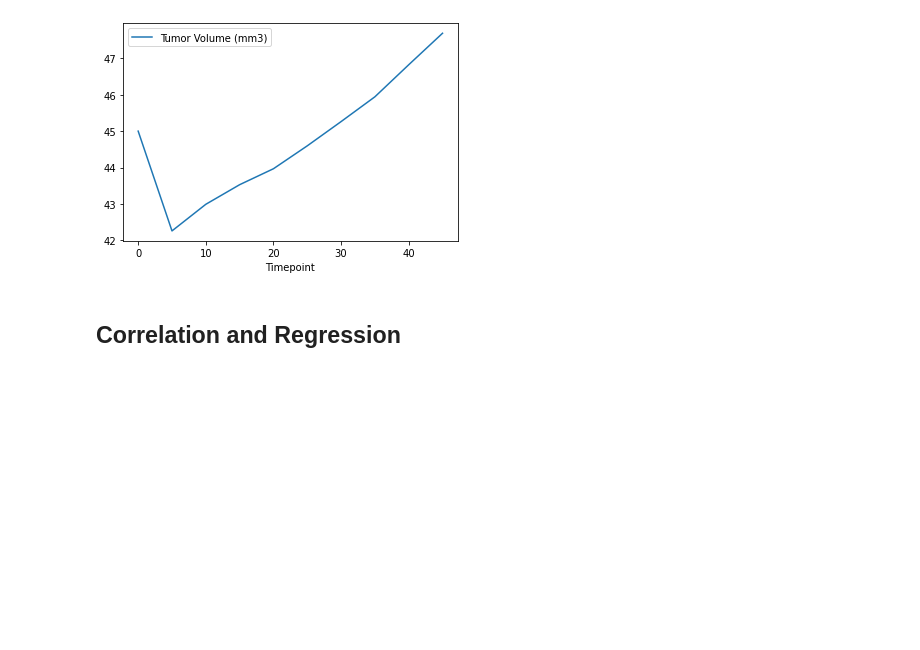
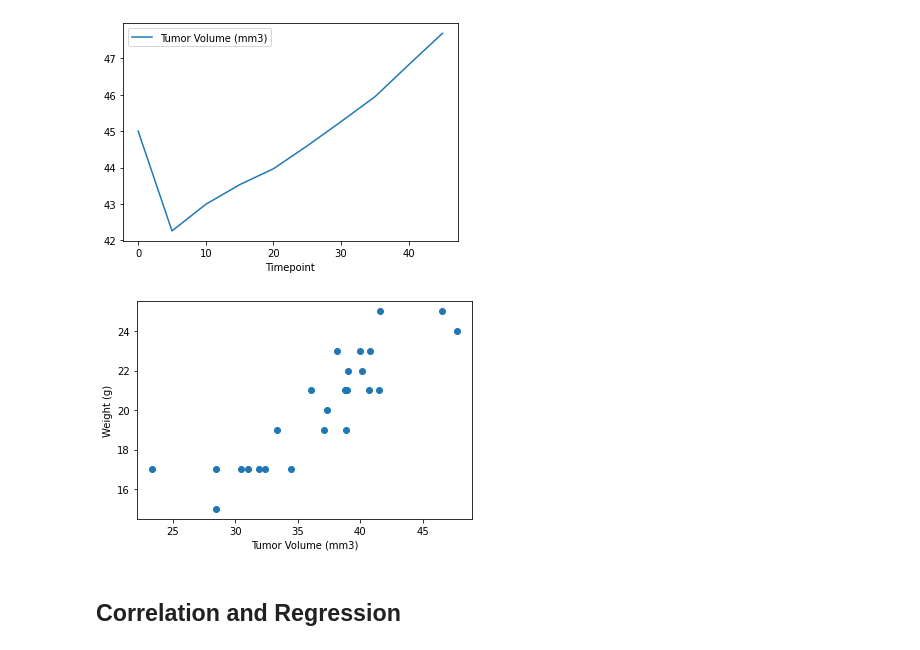
Before and after one commit to Teresa-18/pymaceuticals, a Jupyter notebook: pymaceuticals_starter.ipynb, the cells around one changed output. Cells and saved outputs as stored; diff of their text form; code cells hidden in the pictures; blank space fills up the shorter version.

Commit message:
Adding correlation and regression script and charts to HW5

```diff
--- a/pymaceuticals_starter.ipynb
+++ b/pymaceuticals_starter.ipynb
@@ -308,5 +414,13 @@ Timepoint
 [figure]
 # %%
 # Generate a scatter plot of average tumor volume vs. mouse weight for the Capomulin regimen
+Capomulin_scatter = tumorgrp_one.loc[:,['Tumor Volume (mm3)','Weight (g)']]
+
+plt.scatter(Capomulin_scatter.iloc[:,0],Capomulin_scatter.iloc[:,1])
+plt.xlabel('Tumor Volume (mm3)')
+plt.ylabel('Weight (g)')
+plt.show()
+# %% [output]
+[figure, added]
 # %% [markdown]
 ## Correlation and Regression
```
Also changed, not shown: parts of 17 cells of this notebook.
